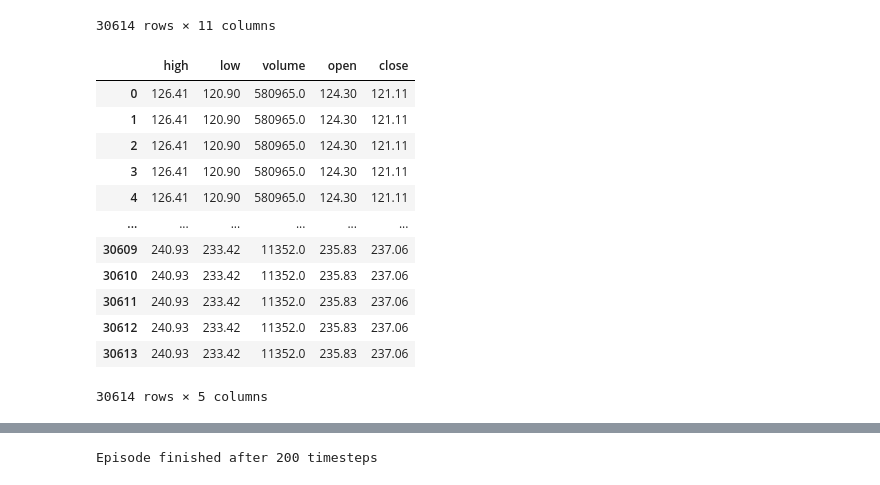
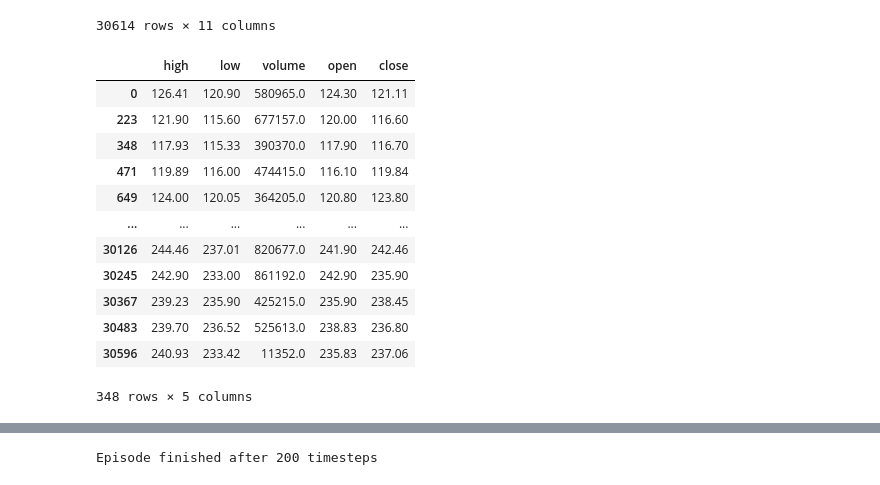
Before and after one commit to irusland/stonks, a Jupyter notebook: notebooks/stock-gym.ipynb, the cells around one changed output, grey strips where cells are left out. Cells and saved outputs as stored; diff of their text form; code cells hidden in the pictures.

```diff
--- a/notebooks/stock-gym.ipynb
+++ b/notebooks/stock-gym.ipynb
@@ -43,23 +60,23 @@ df
 # %%
 target_df = pd.concat([
     df.high, df.low, df.volume,
     df.open,
-    df.close], axis=1)
+    df.close], axis=1).drop_duplicates()
 target_df
 # %% [output]
 |  | high | low | volume | open | close |
 | 0 | 126.41 | 120.90 | 580965.0 | 124.30 | 121.11 |
-| 1 | 126.41 | 120.90 | 580965.0 | 124.30 | 121.11 |
-| 2 | 126.41 | 120.90 | 580965.0 | 124.30 | 121.11 |
-| 3 | 126.41 | 120.90 | 580965.0 | 124.30 | 121.11 |
-| 4 | 126.41 | 120.90 | 580965.0 | 124.30 | 121.11 |
+| 223 | 121.90 | 115.60 | 677157.0 | 120.00 | 116.60 |
+| 348 | 117.93 | 115.33 | 390370.0 | 117.90 | 116.70 |
+| 471 | 119.89 | 116.00 | 474415.0 | 116.10 | 119.84 |
+| 649 | 124.00 | 120.05 | 364205.0 | 120.80 | 123.80 |
 | ... | ... | ... | ... | ... | ... |
-| 30609 | 240.93 | 233.42 | 11352.0 | 235.83 | 237.06 |
-| 30610 | 240.93 | 233.42 | 11352.0 | 235.83 | 237.06 |
-| 30611 | 240.93 | 233.42 | 11352.0 | 235.83 | 237.06 |
-| 30612 | 240.93 | 233.42 | 11352.0 | 235.83 | 237.06 |
-| 30613 | 240.93 | 233.42 | 11352.0 | 235.83 | 237.06 |
+| 30126 | 244.46 | 237.01 | 820677.0 | 241.90 | 242.46 |
+| 30245 | 242.90 | 233.00 | 861192.0 | 242.90 | 235.90 |
+| 30367 | 239.23 | 235.90 | 425215.0 | 235.90 | 238.45 |
+| 30483 | 239.70 | 236.52 | 525613.0 | 238.83 | 236.80 |
+| 30596 | 240.93 | 233.42 | 11352.0 | 235.83 | 237.06 |
-30614 rows × 5 columns
+348 rows × 5 columns
 # %%
 test_size = 0.22
 n_samples = target_df.shape[0]
```
Also changed, not shown: parts of 12 cells of this notebook, 3 other files.
